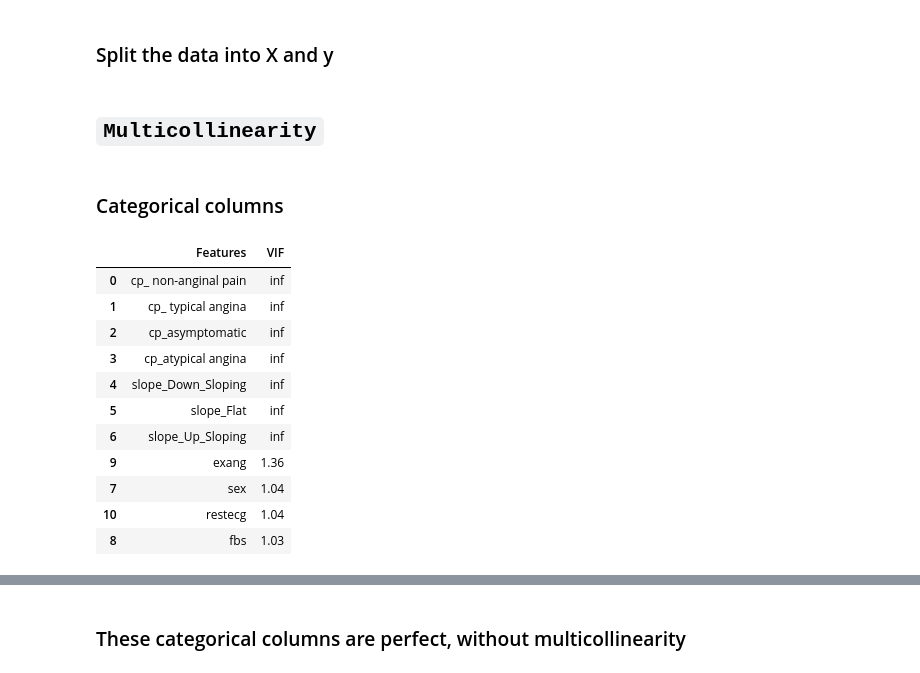
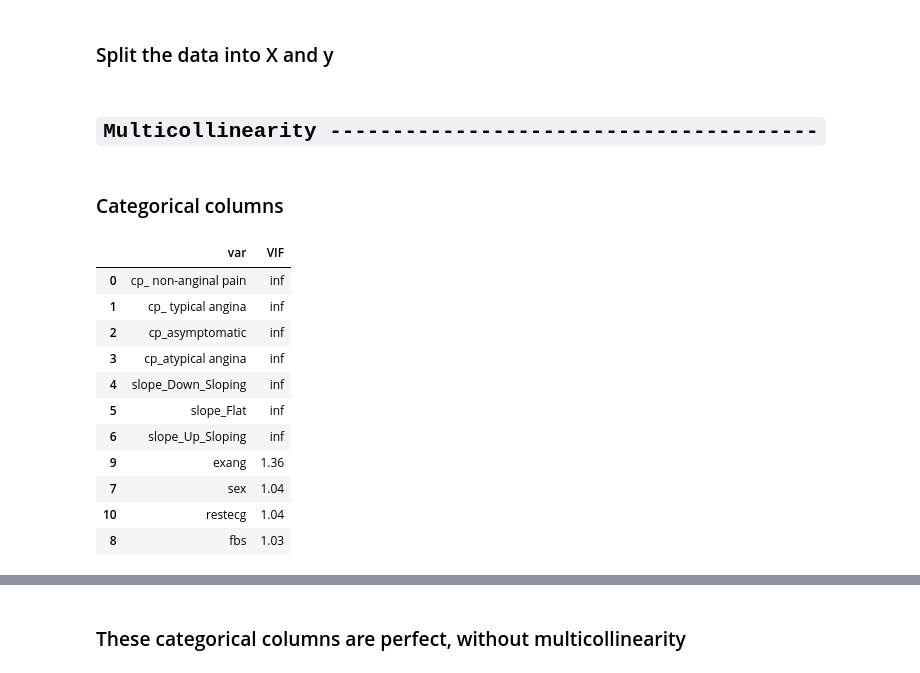
Before and after one commit to manujjoshi/Assignments, a Jupyter notebook: Logistic Regression Assignment.ipynb, the cells around one changed output, grey strips where cells are left out. Drawn from its saved outputs; the diff is of its cells as text; code cells hidden in the pictures.

```diff
--- a/Logistic Regression Assignment.ipynb
+++ b/Logistic Regression Assignment.ipynb
@@ -412,4 +412,4 @@ Index(['age', 'sex', 'trestbps', 'chol', 'fbs', 'restecg', 'thalach', 'exang',
 X = data.drop(['target'],axis=1)
 y = data['target']
 # %% [markdown]
-## `Multicollinearity`
+## `Multicollinearity ---------------------------------------`
@@ -419,24 +431,18 @@ y = data['target']
 cat = X[['cp_ non-anginal pain',
        'cp_ typical angina', 'cp_asymptomatic', 'cp_atypical angina',
        'slope_Down_Sloping', 'slope_Flat', 'slope_Up_Sloping','sex','fbs','exang','restecg']]
-# %%
-from statsmodels.stats.outliers_influence import variance_inflation_factor   # vif
-vif = pd.DataFrame()
-vif['Features'] = cat.columns
-vif['VIF'] = [variance_inflation_factor(cat.values, i) for i in range(cat.shape[1])]
-vif['VIF'] = round(vif['VIF'], 2)
-vif = vif.sort_values(by = "VIF", ascending = False)
-vif
-# %% [output]
-|  | Features | VIF |
-| 0 | cp_ non-anginal pain | inf |
-| 1 | cp_ typical angina | inf |
-| 2 | cp_asymptomatic | inf |
-| 3 | cp_atypical angina | inf |
-| 4 | slope_Down_Sloping | inf |
-| 5 | slope_Flat | inf |
-| 6 | slope_Up_Sloping | inf |
-| 9 | exang | 1.36 |
-| 7 | sex | 1.04 |
-| 10 | restecg | 1.04 |
-| 8 | fbs | 1.03 |
+# %%
+cal_vif(cat)
+# %% [output]
+|  | var | VIF |
+| 0 | cp_ non-anginal pain | inf |
+| 1 | cp_ typical angina | inf |
+| 2 | cp_asymptomatic | inf |
+| 3 | cp_atypical angina | inf |
+| 4 | slope_Down_Sloping | inf |
+| 5 | slope_Flat | inf |
+| 6 | slope_Up_Sloping | inf |
+| 9 | exang | 1.36 |
+| 7 | sex | 1.04 |
+| 10 | restecg | 1.04 |
+| 8 | fbs | 1.03 |
```
Also changed, not shown: parts of 16 cells of this notebook.
